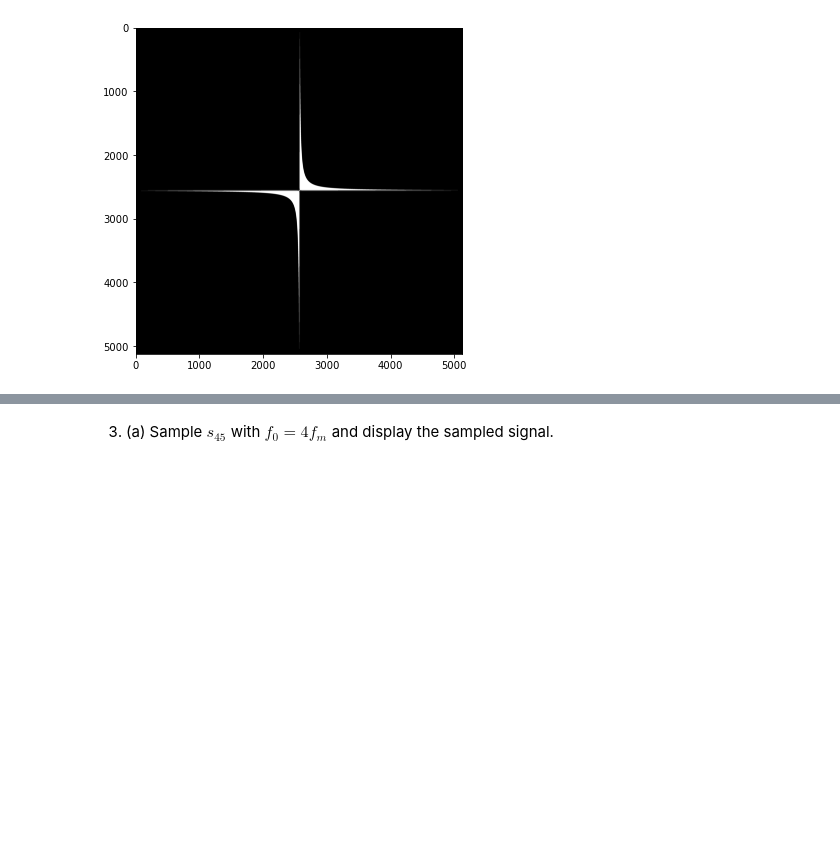
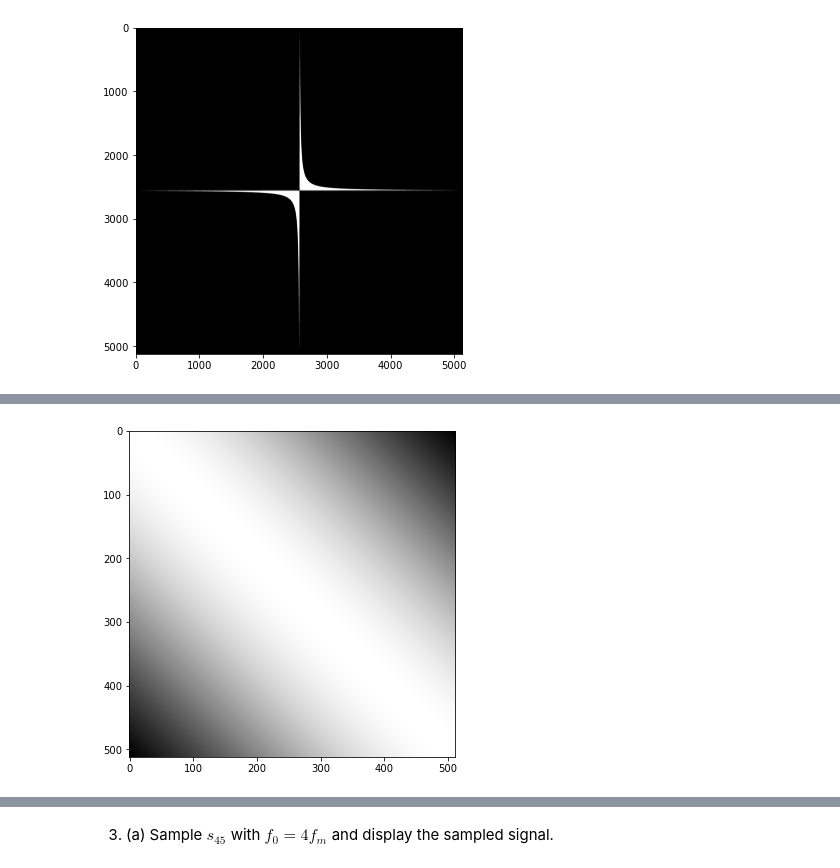
Before and after one commit to hanzopgp/MasterBioInformaticsPTs, a Jupyter notebook: S1/BIMA/TME3/TME3/TME3KordonDurand.ipynb, the cells around one changed output, grey strips where cells are left out. Drawn from its saved outputs; the diff is of its cells as text; code cells hidden in the pictures; blank space fills up the shorter version.

```diff
--- a/S1/BIMA/TME3/TME3/TME3KordonDurand.ipynb
+++ b/S1/BIMA/TME3/TME3/TME3KordonDurand.ipynb
@@ -165,0 +175,4 @@ imshow(tr_shift_ft_s45bis)
+# %%
+imshow(s45bis)
+# %% [output]
+[figure, added]
```
Also changed, not shown: parts of 7 cells of this notebook, 14 other files.
